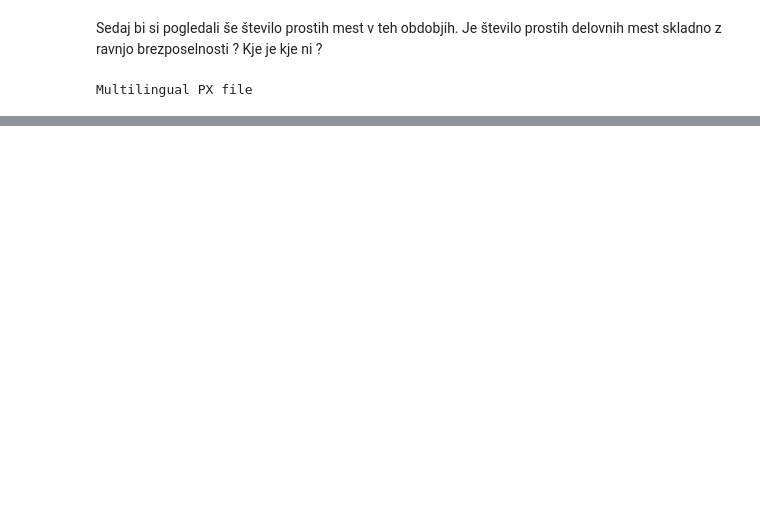
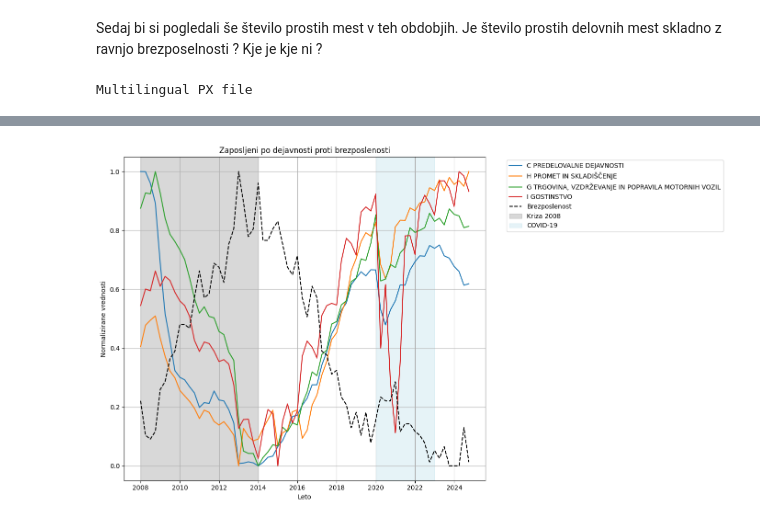
Before and after one commit to KekecD/PR255, a Jupyter notebook: projekt.ipynb, the cells around one changed output, grey strips where cells are left out. Saved outputs shown, nothing was run; the diff lists cells and outputs as text; code cells hidden in the pictures; blank space fills up the shorter version.

```diff
--- a/projekt.ipynb
+++ b/projekt.ipynb
@@ -137,0 +255,25 @@ plt.show()
+# %%
+employment_df_normalized = delovna_pivot.apply(lambda x: (x - x.min()) / (x.max() - x.min()))
+
+unemployment_rate_normalized = (pivot['Spol - SKUPAJ'] - pivot['Spol - SKUPAJ'].min()) / (pivot['Spol - SKUPAJ'].max() - pivot['Spol - SKUPAJ'].min())
+
+plt.figure(figsize=(14, 8))
+
+for sector in sorted_correlations.head(4).index:
+    plt.plot(employment_df_normalized.index, employment_df_normalized[sector], label=sector)
+
+plt.plot(unemployment_rate_normalized.index, unemployment_rate_normalized, label='Brezposlenost', linestyle='--', color='black')
+
+plt.title('Zaposljeni po dejavnosti proti brezposlenosti')
+plt.xlabel('Leto')
+plt.ylabel('Normalizirane vrednosti')
+plt.axvspan('2008-01-01', '2013-12-31', color='gray', alpha=0.3, label='Kriza 2008')
+plt.axvspan('2020-01-01', '2022-12-31', color='lightblue', alpha=0.3, label='COVID-19')
+
+plt.legend(bbox_to_anchor=(1.05, 1), loc='upper left')
+
+plt.grid(True)
+plt.tight_layout()
+plt.show()
+# %% [output]
+[figure, added]
```
Also changed, not shown: parts of 6 cells of this notebook, 6 other files.
